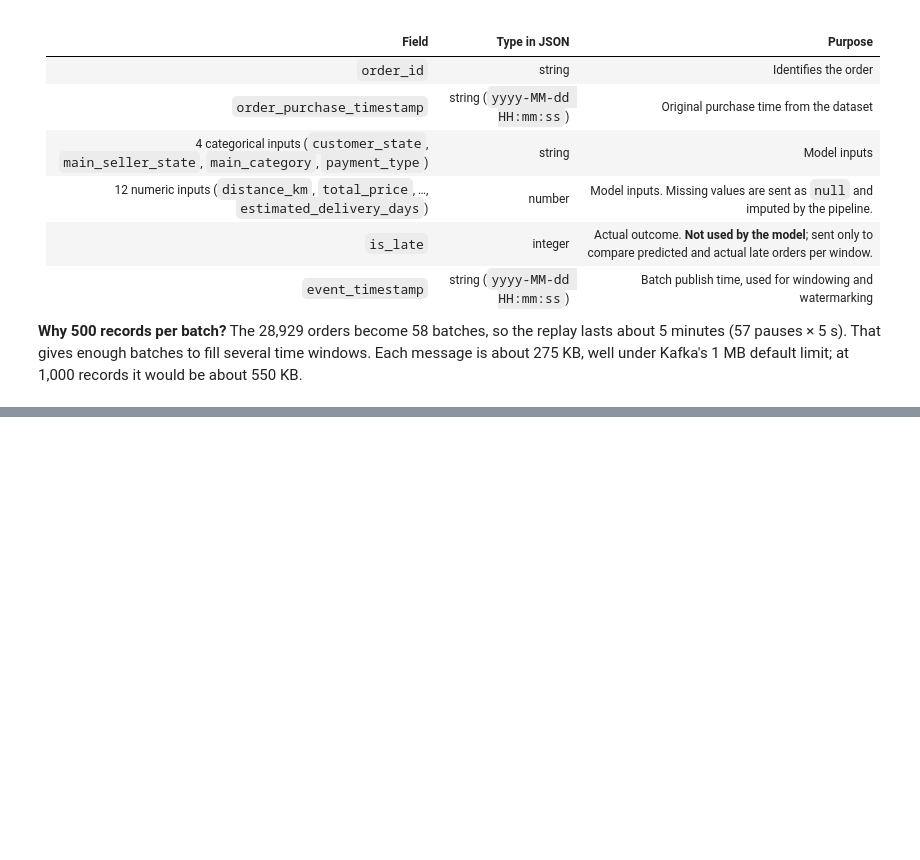
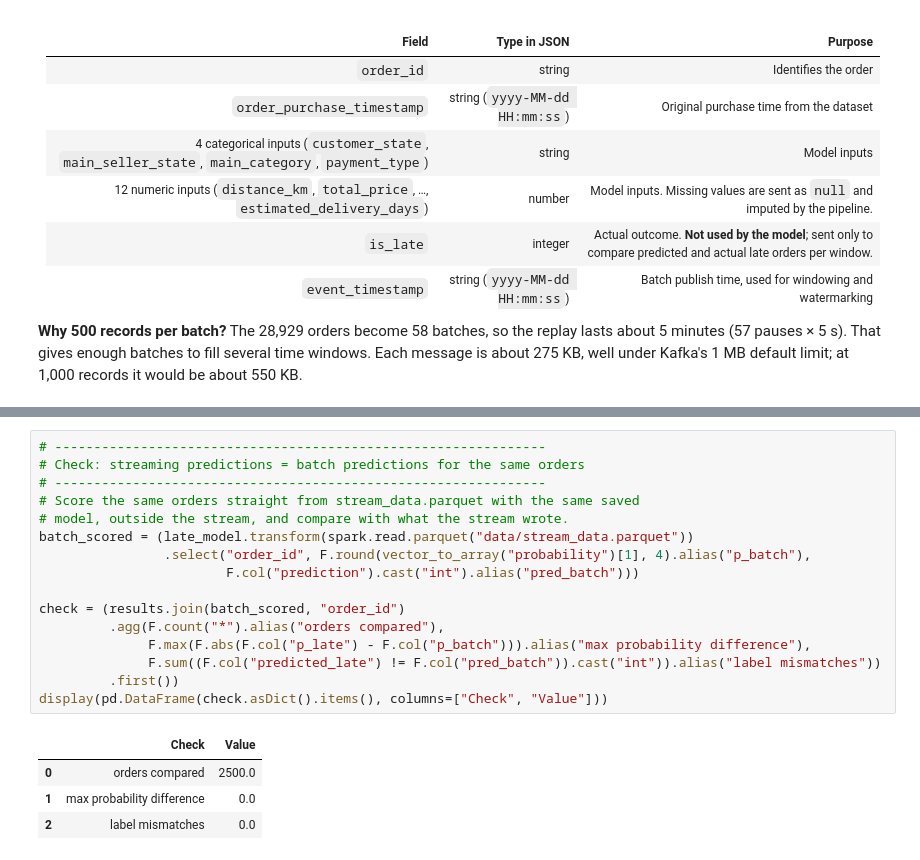
Before and after one commit to ndec0001-max/ITO5202_A2, a Jupyter notebook: assessment2.ipynb, the cells around one changed output, grey strips where cells are left out. Drawn from its saved outputs; the diff is of its cells as text; blank space fills up the shorter version.

```diff
--- a/assessment2.ipynb
+++ b/assessment2.ipynb
@@ -1659,0 +1872,21 @@ Orders with a different predicted label: 0
+# %%
+# ---------------------------------------------------------------
+# Check: streaming predictions = batch predictions for the same orders
+# ---------------------------------------------------------------
+# Score the same orders straight from stream_data.parquet with the same saved
+# model, outside the stream, and compare with what the stream wrote.
+batch_scored = (late_model.transform(spark.read.parquet("data/stream_data.parquet"))
+                .select("order_id", F.round(vector_to_array("probability")[1], 4).alias("p_batch"),
+                        F.col("prediction").cast("int").alias("pred_batch")))
+
+check = (results.join(batch_scored, "order_id")
+         .agg(F.count("*").alias("orders compared"),
+              F.max(F.abs(F.col("p_late") - F.col("p_batch"))).alias("max probability difference"),
+              F.sum((F.col("predicted_late") != F.col("pred_batch")).cast("int")).alias("label mismatches"))
+         .first())
+display(pd.DataFrame(check.asDict().items(), columns=["Check", "Value"]))
+# %% [output]
+|  | Check | Value |
+| 0 | orders compared | 2500.0 |
+| 1 | max probability difference | 0.0 |
+| 2 | label mismatches | 0.0 |
```
Also changed, not shown: parts of 8 cells of this notebook.
